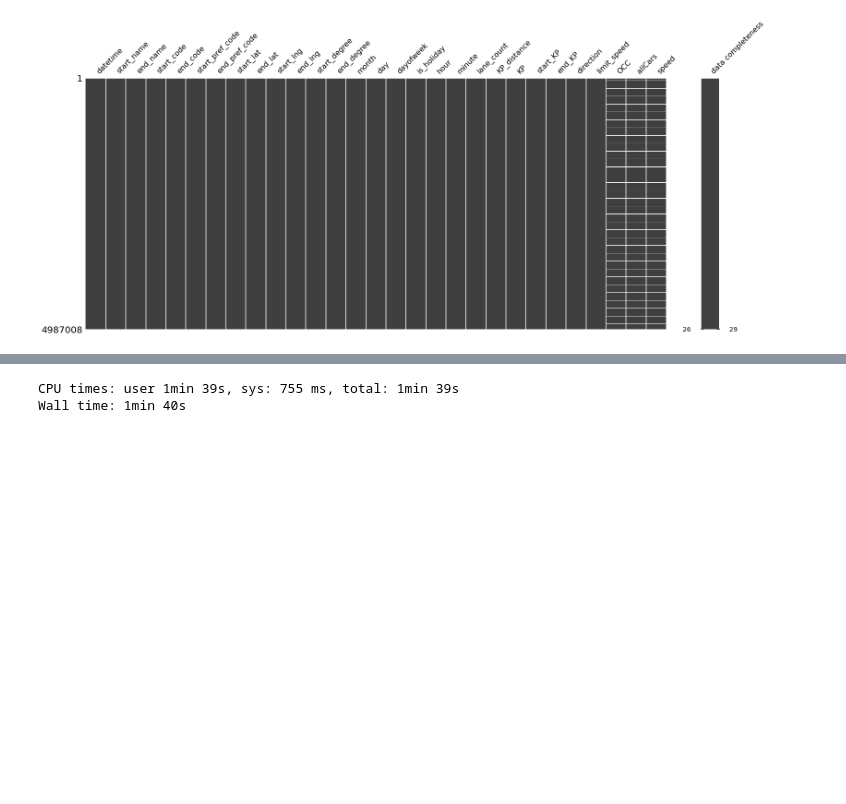
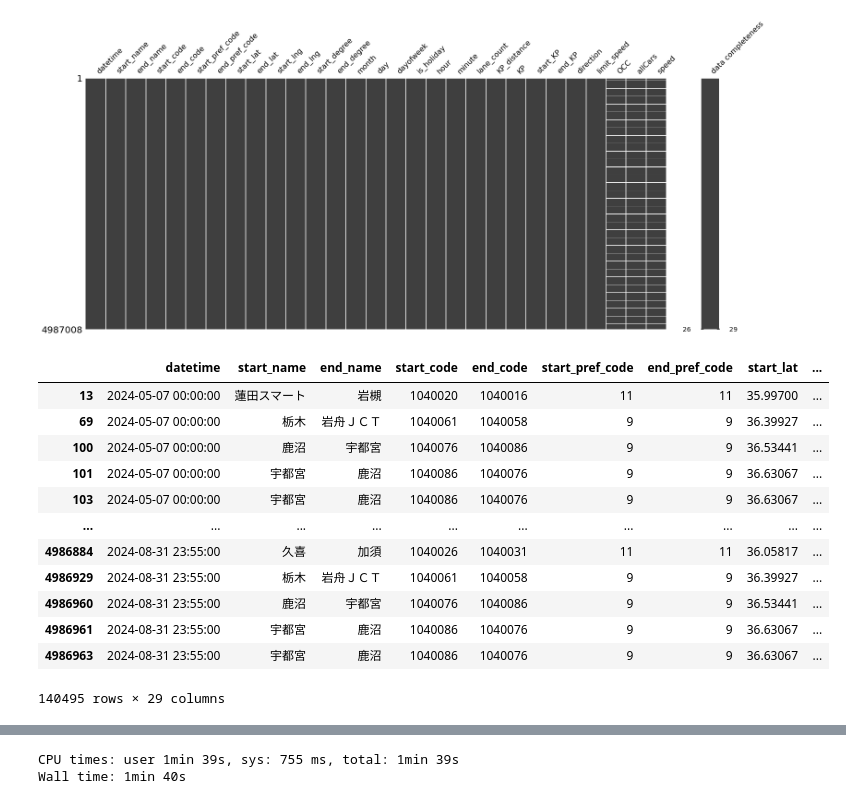
Before and after one commit to Koshizuka-lab/nexco_data_preprocessing, a Jupyter notebook: preprocessing/traffic/preprocess.ipynb, the cells around one changed output, grey strips where cells are left out. Saved outputs shown, nothing was run; the diff lists cells and outputs as text; code cells hidden in the pictures; blank space fills up the shorter version.

```diff
--- a/preprocessing/traffic/preprocess.ipynb
+++ b/preprocessing/traffic/preprocess.ipynb
@@ -429,3 +429,19 @@ msno.matrix(df_traffic, labels=True)
 plt.show()
 # %% [output]
 [figure]
+# %%
+df_traffic.loc[df_traffic.speed.isna()]
+# %% [output]
+|  | datetime | start_name | end_name | start_code | end_code | start_pref_code | end_pref_code | start_lat | ... |
+| 13 | 2024-05-07 00:00:00 | 蓮田スマート | 岩槻 | 1040020 | 1040016 | 11 | 11 | 35.99700 | ... |
+| 69 | 2024-05-07 00:00:00 | 栃木 | 岩舟ＪＣＴ | 1040061 | 1040058 | 9 | 9 | 36.39927 | ... |
+| 100 | 2024-05-07 00:00:00 | 鹿沼 | 宇都宮 | 1040076 | 1040086 | 9 | 9 | 36.53441 | ... |
+| 101 | 2024-05-07 00:00:00 | 宇都宮 | 鹿沼 | 1040086 | 1040076 | 9 | 9 | 36.63067 | ... |
+| 103 | 2024-05-07 00:00:00 | 宇都宮 | 鹿沼 | 1040086 | 1040076 | 9 | 9 | 36.63067 | ... |
+| ... | ... | ... | ... | ... | ... | ... | ... | ... | ... |
+| 4986884 | 2024-08-31 23:55:00 | 久喜 | 加須 | 1040026 | 1040031 | 11 | 11 | 36.05817 | ... |
+| 4986929 | 2024-08-31 23:55:00 | 栃木 | 岩舟ＪＣＴ | 1040061 | 1040058 | 9 | 9 | 36.39927 | ... |
+| 4986960 | 2024-08-31 23:55:00 | 鹿沼 | 宇都宮 | 1040076 | 1040086 | 9 | 9 | 36.53441 | ... |
+| 4986961 | 2024-08-31 23:55:00 | 宇都宮 | 鹿沼 | 1040086 | 1040076 | 9 | 9 | 36.63067 | ... |
+| 4986963 | 2024-08-31 23:55:00 | 宇都宮 | 鹿沼 | 1040086 | 1040076 | 9 | 9 | 36.63067 | ... |
+140495 rows × 29 columns
```
Also changed, not shown: parts of 3 cells of this notebook, 1 other file.
